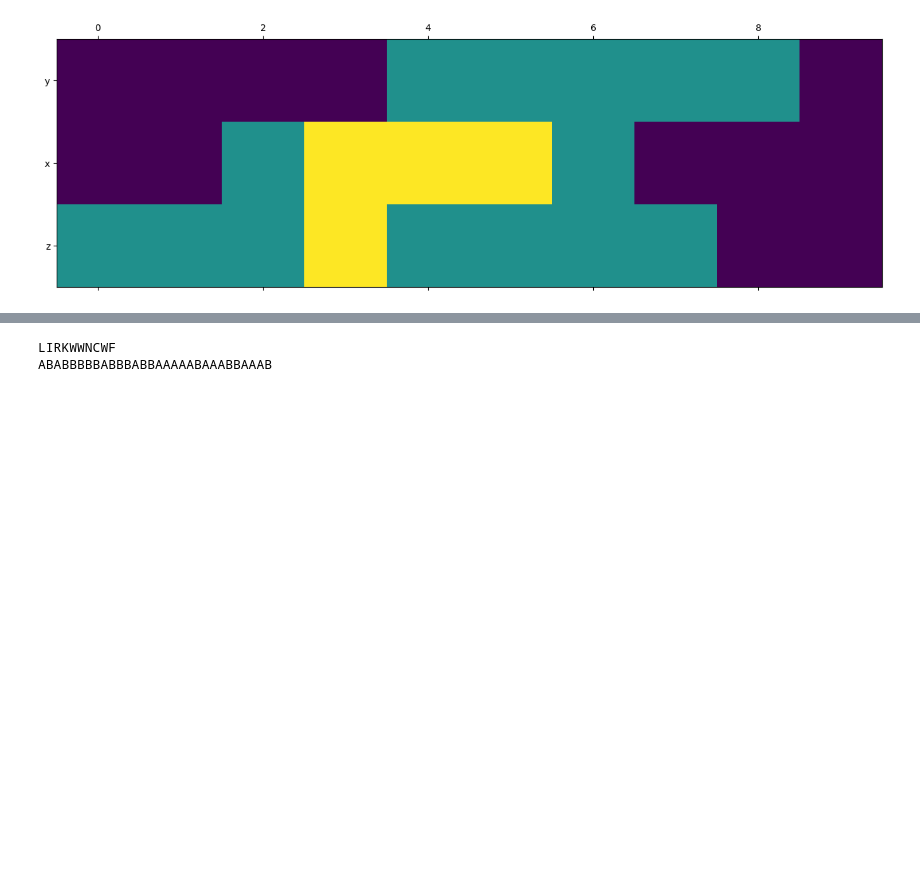
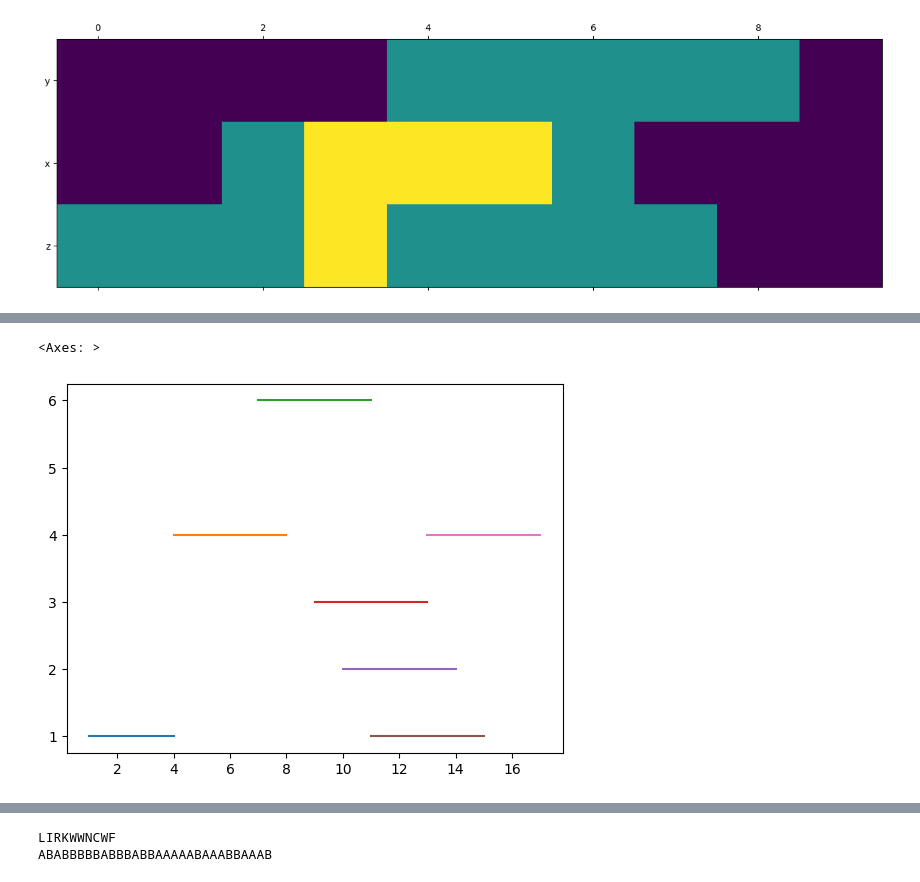
Before and after one commit to BarinthusBio/epitope_aligner, a Jupyter notebook: examples/cookbook.ipynb, the cells around one changed output, grey strips where cells are left out. Saved outputs shown, nothing was run; the diff lists cells and outputs as text; code cells hidden in the pictures; blank space fills up the shorter version.

Commit message:
Add plotting examples to cookbook

```diff
--- a/examples/cookbook.ipynb
+++ b/examples/cookbook.ipynb
@@ -937,0 +945,26 @@ plt.show()
+# %%
+from epitope_aligner import utils
+import pandas as pd
+import matplotlib.pyplot as plt
+
+seq = "ABCDEFGHIJKLMNOPQRSTUVWXYZ"
+
+# A table of epitopes in sequence, positions are relative to the
+# unaligned version
+epitopes = pd.DataFrame({
+        'start':[1,     4,      7,      9,     10,      11,     13],
+        'end':  [4,     8,      11,     13,     14,     15,     17],
+        'seq':  ['BCD', 'EFGH', 'HIJK', 'JKLM', 'KLMN', 'LMNO', 'NOPQ'],
+        'y':    [1,     4,      6,      3,      2,      1,      4],
+        'mhc':  ["a",   "b",    "c",    "c",    "a",    "d",    "e"]
+})
+
+utils.plot_line(
+    table=epitopes,
+    start_col="start",
+    end_col="end",
+    y="y"
+)
+# %% [output]
+<Axes: >
+[figure, added]
```
Also changed, not shown: parts of 13 cells of this notebook, 1 other file.
